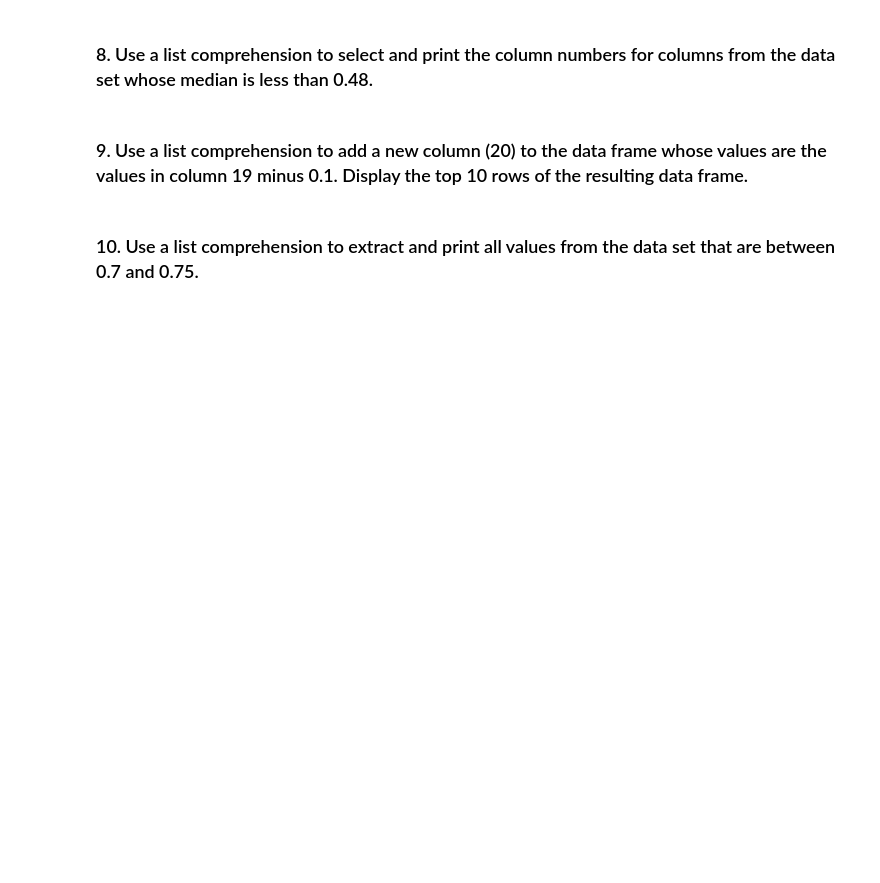
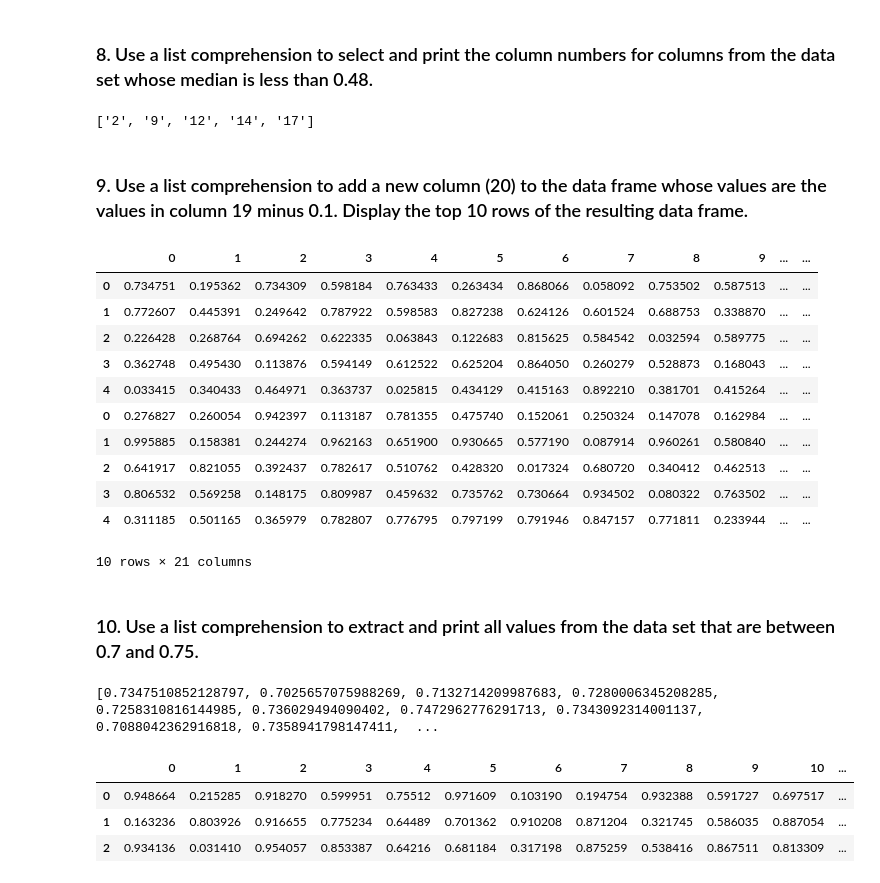
Before and after one commit to ta-data-mexpt/Lab-list-comprehension, a Jupyter notebook: lab-list-comprehensions/your-code/main.ipynb, the cells around one changed output. Drawn from its saved outputs; the diff is of its cells as text; code cells hidden in the pictures; blank space fills up the shorter version.

```diff
--- a/lab-list-comprehensions/your-code/main.ipynb
+++ b/lab-list-comprehensions/your-code/main.ipynb
@@ -47,2 +77,5 @@ b = np.array([[[0.55867166, 0.06210792, 0.08147297],
 # %% [markdown]
 ### 6. Use a list comprehension to select and print the names of all CSV files in the */data* directory.
+# %%
+data_files = [i for i in os.listdir('../data') if i.endswith('.csv')]
+print(data_files)
@@ -49,2 +84,6 @@ b = np.array([[[0.55867166, 0.06210792, 0.08147297],
 # %% [markdown]
 ### 7. Use a list comprehension and the Pandas `read_csv` and `concat` methods to read all CSV files in the */data* directory and combine them into a single data frame. Display the top 10 rows of the resulting data frame.
+# %%
+data_files_1=[pd.read_csv(os.path.join('../data', i)) for i in data_files]
+data_files_2=pd.concat(data_files_1,axis=0)
+data_files_2.head(5)
@@ -51,6 +97,41 @@ b = np.array([[[0.55867166, 0.06210792, 0.08147297],
 # %% [markdown]
 ### 8. Use a list comprehension to select and print the column numbers for columns from the data set whose median is less than 0.48.
+# %%
+columns_median_less_than0_48=[i for i in data_files_2 if data_files_2[i].median()<0.48]
+print(columns_median_less_than0_48)
+# %% [output]
+['2', '9', '12', '14', '17']
 # %% [markdown]
 ### 9. Use a list comprehension to add a new column (20) to the data frame whose values are the values in column 19 minus 0.1. Display the top 10 rows of the resulting data frame.
+# %%
+data_files_2['20']=[i-0.1 for i in data_files_2['19']]
+data_files_2.head(10)
+# %% [output]
+|  | 0 | 1 | 2 | 3 | 4 | 5 | 6 | 7 | 8 | 9 | ... | ... |
+| 0 | 0.734751 | 0.195362 | 0.734309 | 0.598184 | 0.763433 | 0.263434 | 0.868066 | 0.058092 | 0.753502 | 0.587513 | ... | ... |
+| 1 | 0.772607 | 0.445391 | 0.249642 | 0.787922 | 0.598583 | 0.827238 | 0.624126 | 0.601524 | 0.688753 | 0.338870 | ... | ... |
+| 2 | 0.226428 | 0.268764 | 0.694262 | 0.622335 | 0.063843 | 0.122683 | 0.815625 | 0.584542 | 0.032594 | 0.589775 | ... | ... |
+| 3 | 0.362748 | 0.495430 | 0.113876 | 0.594149 | 0.612522 | 0.625204 | 0.864050 | 0.260279 | 0.528873 | 0.168043 | ... | ... |
+| 4 | 0.033415 | 0.340433 | 0.464971 | 0.363737 | 0.025815 | 0.434129 | 0.415163 | 0.892210 | 0.381701 | 0.415264 | ... | ... |
+| 0 | 0.276827 | 0.260054 | 0.942397 | 0.113187 | 0.781355 | 0.475740 | 0.152061 | 0.250324 | 0.147078 | 0.162984 | ... | ... |
+| 1 | 0.995885 | 0.158381 | 0.244274 | 0.962163 | 0.651900 | 0.930665 | 0.577190 | 0.087914 | 0.960261 | 0.580840 | ... | ... |
+| 2 | 0.641917 | 0.821055 | 0.392437 | 0.782617 | 0.510762 | 0.428320 | 0.017324 | 0.680720 | 0.340412 | 0.462513 | ... | ... |
+| 3 | 0.806532 | 0.569258 | 0.148175 | 0.809987 | 0.459632 | 0.735762 | 0.730664 | 0.934502 | 0.080322 | 0.763502 | ... | ... |
+| 4 | 0.311185 | 0.501165 | 0.365979 | 0.782807 | 0.776795 | 0.797199 | 0.791946 | 0.847157 | 0.771811 | 0.233944 | ... | ... |
+10 rows × 21 columns
 # %% [markdown]
 ### 10. Use a list comprehension to extract and print all values from the data set that are between 0.7 and 0.75.
+# %%
+lista6=[i[-1] for columnas in data_files_2.columns for i in data_files_2[[columnas]].values if (i>0.7) & (i<0.75)]
+print(lista6)
+# %% [output]
+[0.7347510852128797, 0.7025657075988269, 0.7132714209987683, 0.7280006345208285, 0.7258310816144985, 0.736029494090402, 0.7472962776291713, 0.7343092314001137, 0.7088042362916818, 0.7358941798147411,  ...
+# %%
+import pandas as p
+df=pd.read_csv("../data/sample_file_2.csv")
+df.head(3)
+# %% [output]
+|  | 0 | 1 | 2 | 3 | 4 | 5 | 6 | 7 | 8 | 9 | 10 | ... |
+| 0 | 0.948664 | 0.215285 | 0.918270 | 0.599951 | 0.75512 | 0.971609 | 0.103190 | 0.194754 | 0.932388 | 0.591727 | 0.697517 | ... |
+| 1 | 0.163236 | 0.803926 | 0.916655 | 0.775234 | 0.64489 | 0.701362 | 0.910208 | 0.871204 | 0.321745 | 0.586035 | 0.887054 | ... |
+| 2 | 0.934136 | 0.031410 | 0.954057 | 0.853387 | 0.64216 | 0.681184 | 0.317198 | 0.875259 | 0.538416 | 0.867511 | 0.813309 | ... |
```
Also changed, not shown: parts of 9 cells of this notebook.
